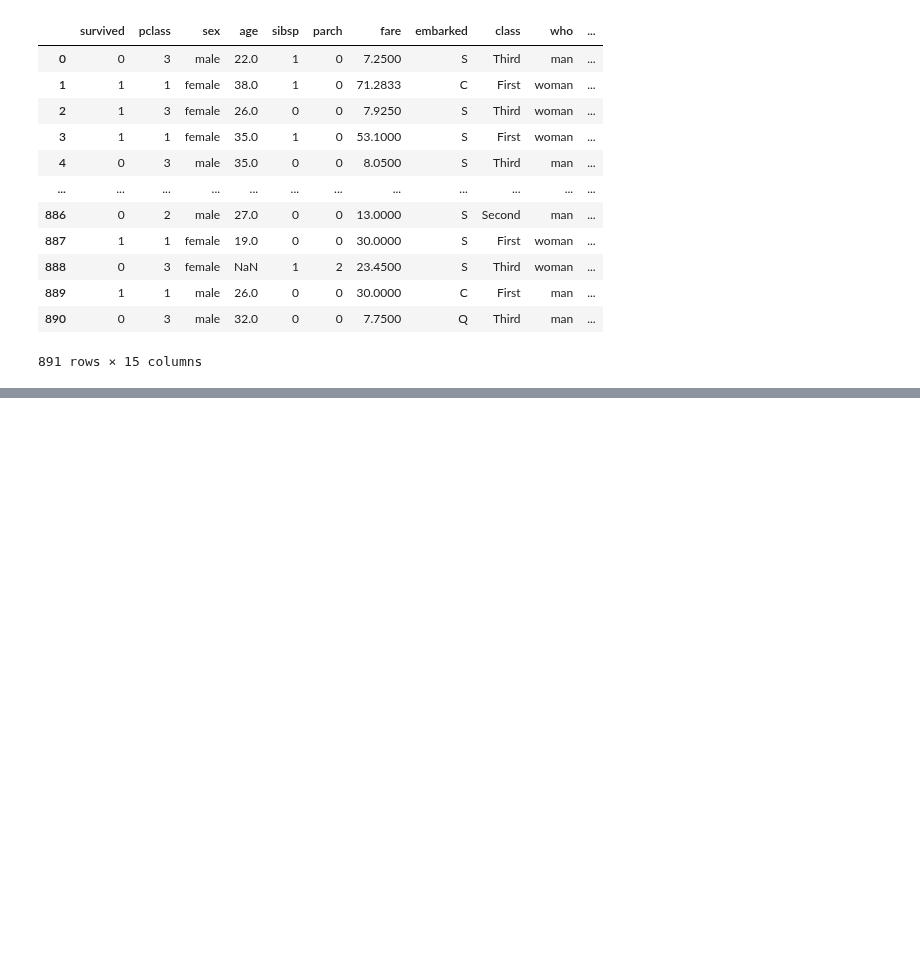
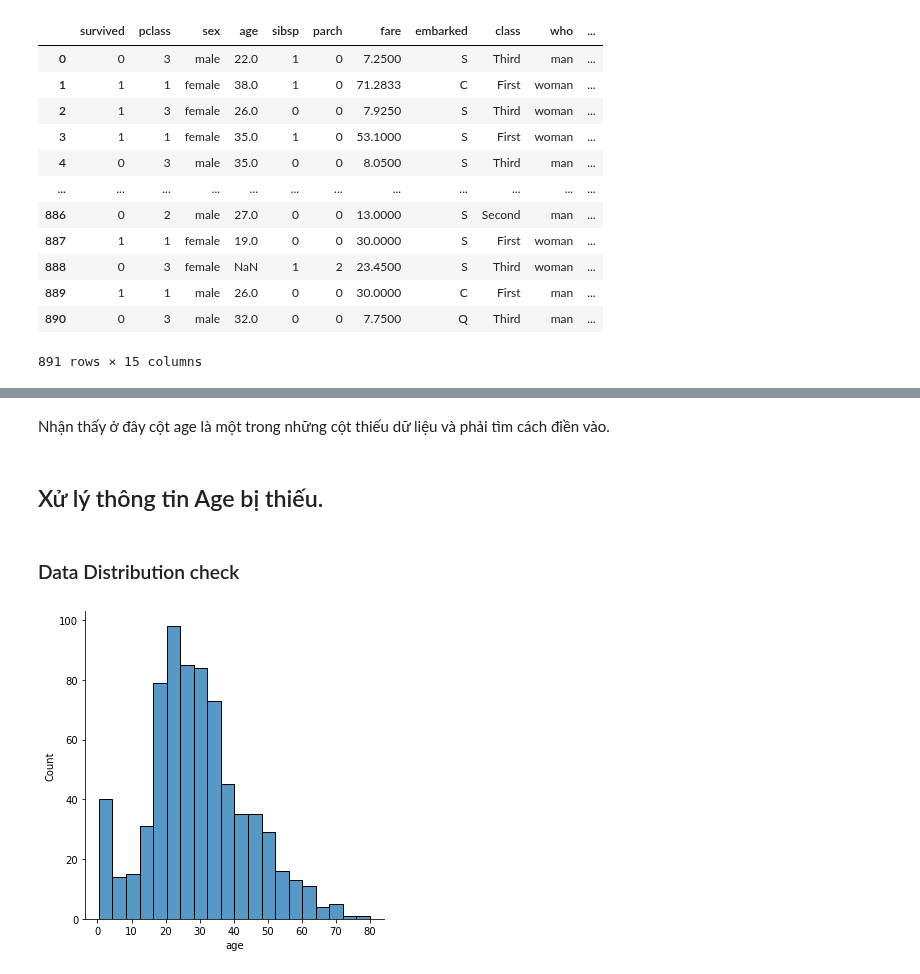
Before and after one commit to honghanhh/py40a12l2, a Jupyter notebook: lectures/lecture4/tnthanh_titanic.ipynb, the cells around one changed output, grey strips where cells are left out. Saved outputs shown, nothing was run; the diff lists cells and outputs as text; code cells hidden in the pictures; blank space fills up the shorter version.

```diff
--- a/lectures/lecture4/tnthanh_titanic.ipynb
+++ b/lectures/lecture4/tnthanh_titanic.ipynb
@@ -22,0 +81,12 @@ titanic
+# %% [markdown]
+Nhận thấy ở đây cột age là một trong những cột thiếu dữ liệu và phải tìm cách điền vào.
+# %% [markdown]
+## Xử lý thông tin Age bị thiếu.
+# %% [markdown]
+### Data Distribution check
+# %%
+#Check Age distribution of 'age' columns
+sns.displot(data=titanic, x ='age')
+plt.show()
+# %% [output]
+[figure, added]
```
Also changed, not shown: parts of 44 cells of this notebook.
